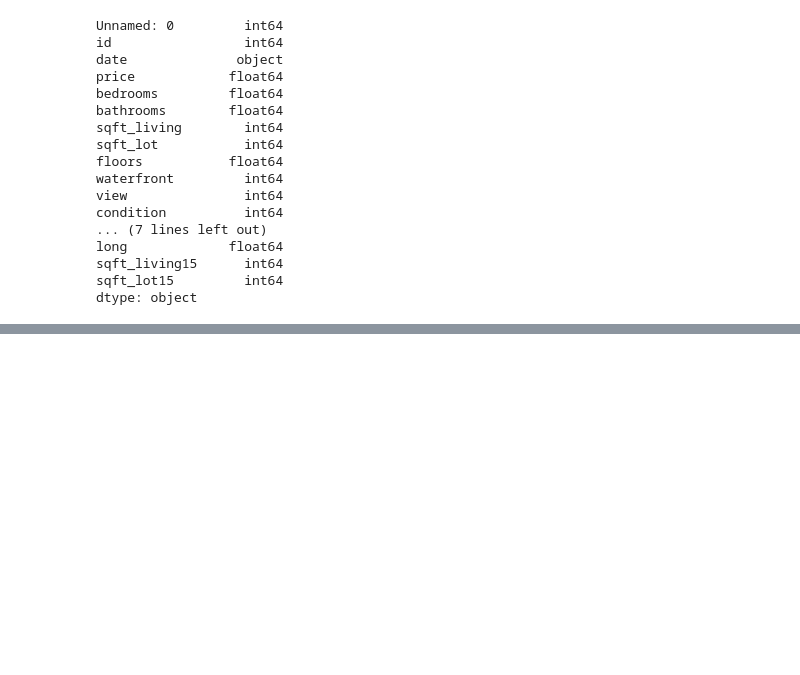
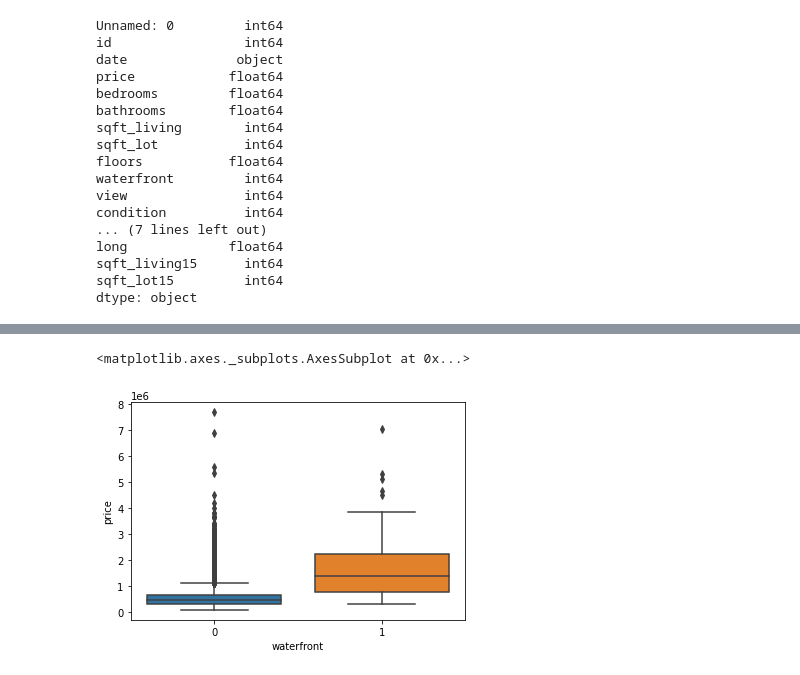
Before and after one commit to abhilashs1/sample1, a Jupyter notebook: Peer_Assignment.ipynb, the cells around one changed output, grey strips where cells are left out. Cells and saved outputs as stored; diff of their text form; code cells hidden in the pictures; blank space fills up the shorter version.

```diff
--- a/Peer_Assignment.ipynb
+++ b/Peer_Assignment.ipynb
@@ -90,0 +104,3 @@ dtype: object
+# %%
+df.drop(['id', 'Unnamed: 0'], axis=1, inplace=True)
+df.describe()
@@ -90,0 +123,6 @@ dtype: object
+# %%
+mean=df['bedrooms'].mean()
+df['bedrooms'].replace(np.nan,mean, inplace=True)
+# %%
+mean=df['bathrooms'].mean()
+df['bathrooms'].replace(np.nan,mean, inplace=True)
@@ -90,0 +145,5 @@ dtype: object
+# %%
+sns.boxplot(x='waterfront', y='price', data=df)
+# %% [output]
+<matplotlib.axes._subplots.AxesSubplot at 0x...>
+[figure, added]
```
Also changed, not shown: parts of 21 cells of this notebook.
